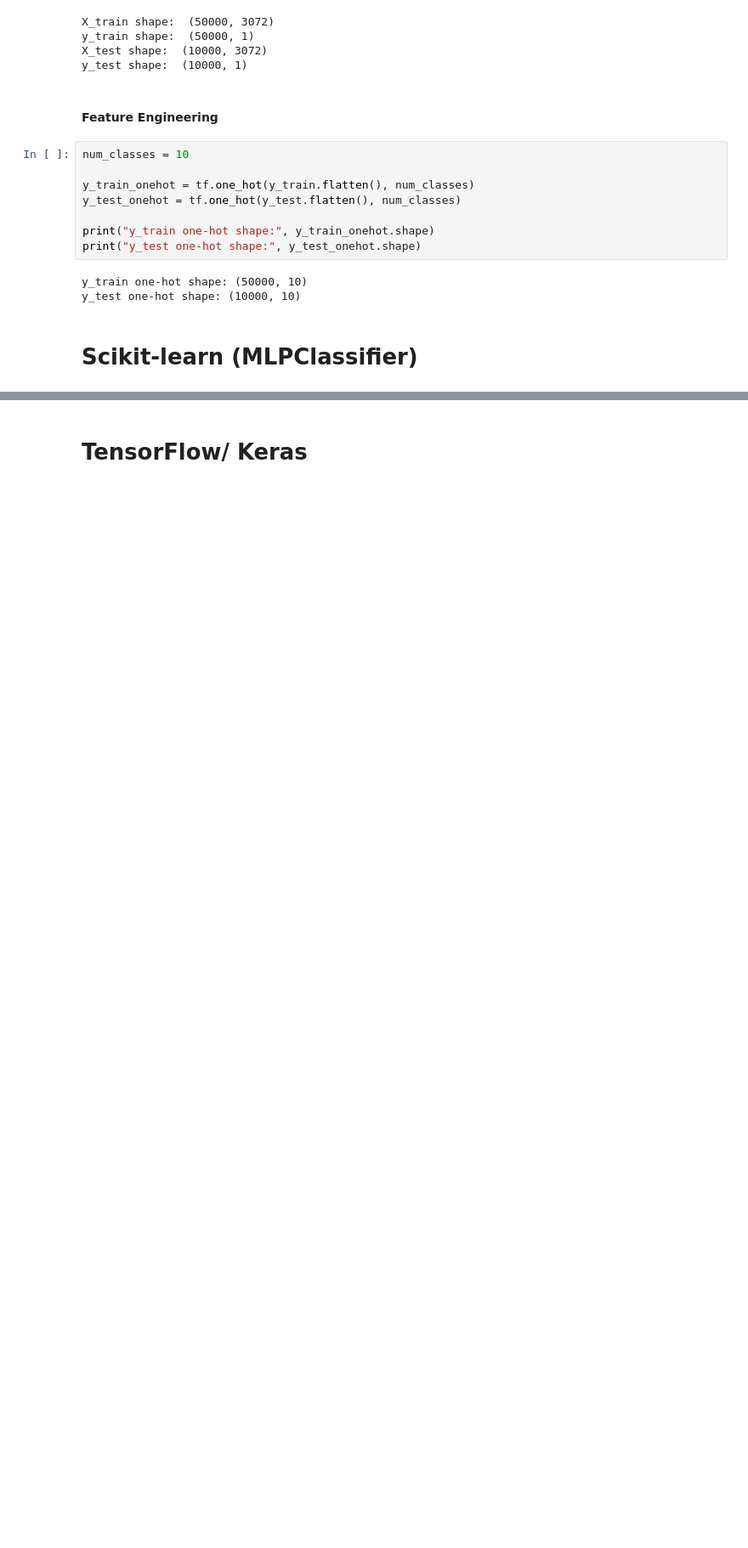
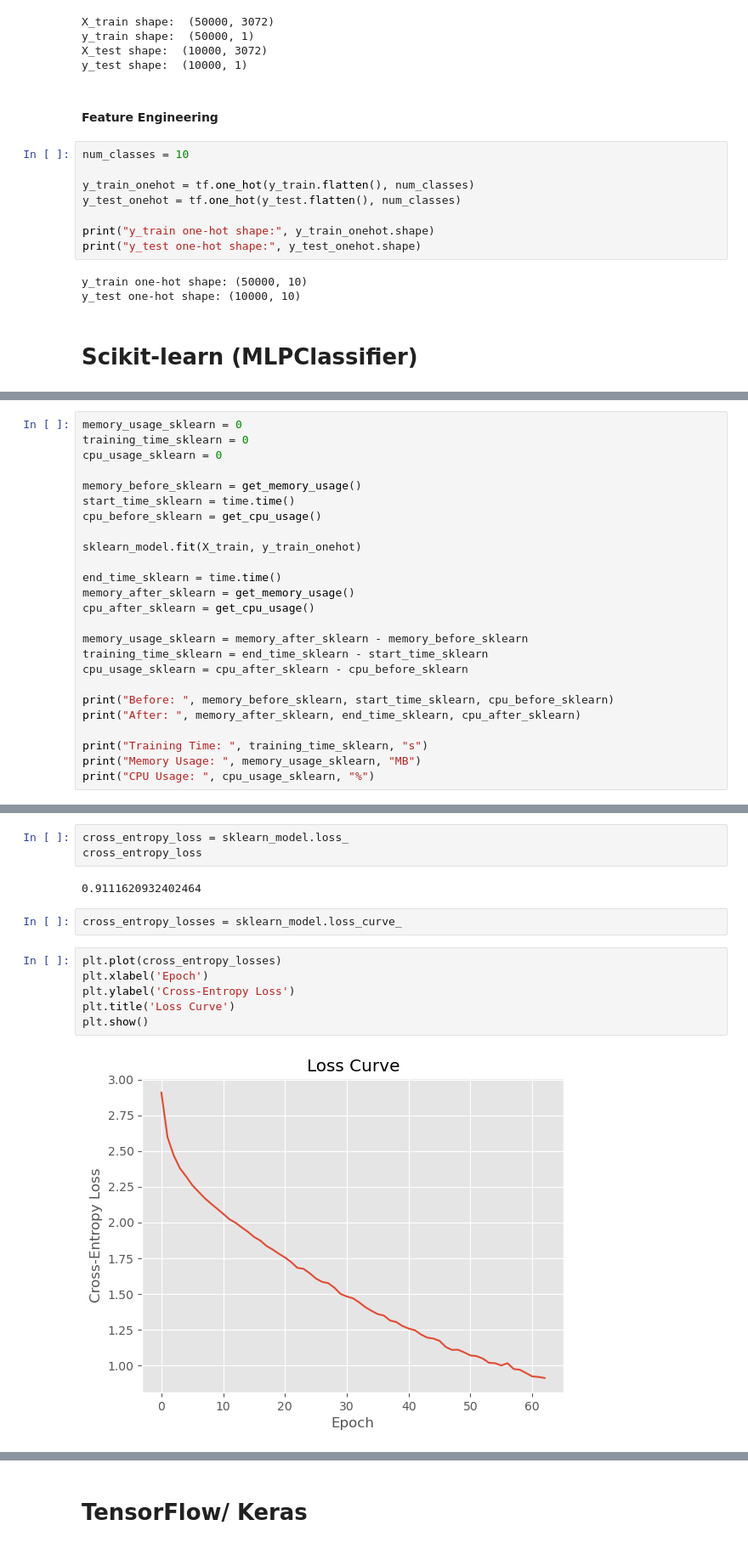
Before and after one commit to PineGithub19/ML_Project, a Jupyter notebook: main.ipynb, the cells around one changed output, grey strips where cells are left out. Shown: that part at 85% size. Saved outputs shown, nothing was run; the diff lists cells and outputs as text; blank space fills up the shorter version.

```diff
--- a/main.ipynb
+++ b/main.ipynb
@@ -67,0 +97,25 @@ from sklearn.metrics import classification_report, confusion_matrix
+# %%
+memory_usage_sklearn = 0
+training_time_sklearn = 0
+cpu_usage_sklearn = 0
+
+memory_before_sklearn = get_memory_usage()
+start_time_sklearn = time.time()
+cpu_before_sklearn = get_cpu_usage()
+
+sklearn_model.fit(X_train, y_train_onehot)
+
+end_time_sklearn = time.time()
+memory_after_sklearn = get_memory_usage()
+cpu_after_sklearn = get_cpu_usage()
+
+memory_usage_sklearn = memory_after_sklearn - memory_before_sklearn
+training_time_sklearn = end_time_sklearn - start_time_sklearn
+cpu_usage_sklearn = cpu_after_sklearn - cpu_before_sklearn
+
+print("Before: ", memory_before_sklearn, start_time_sklearn, cpu_before_sklearn)
+print("After: ", memory_after_sklearn, end_time_sklearn, cpu_after_sklearn)
+
+print("Training Time: ", training_time_sklearn, "s")
+print("Memory Usage: ", memory_usage_sklearn, "MB")
+print("CPU Usage: ", cpu_usage_sklearn, "%")
@@ -67,0 +128,15 @@ from sklearn.metrics import classification_report, confusion_matrix
+# %%
+cross_entropy_loss = sklearn_model.loss_
+cross_entropy_loss
+# %% [output]
+0.9111620932402464
+# %%
+cross_entropy_losses = sklearn_model.loss_curve_
+# %%
+plt.plot(cross_entropy_losses)
+plt.xlabel('Epoch')
+plt.ylabel('Cross-Entropy Loss')
+plt.title('Loss Curve')
+plt.show()
+# %% [output]
+[figure, added]
```
Also changed, not shown: parts of 21 cells of this notebook.
